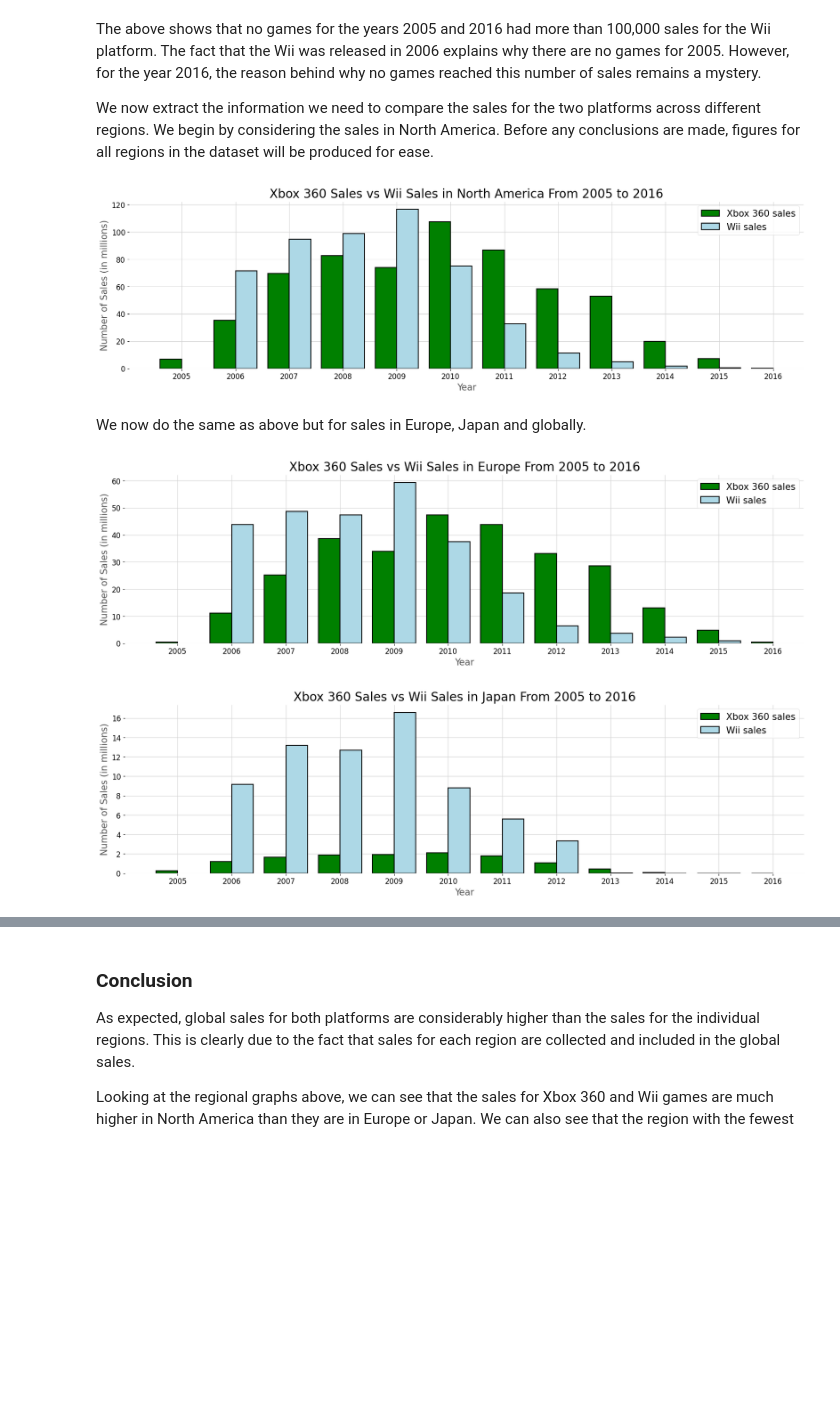
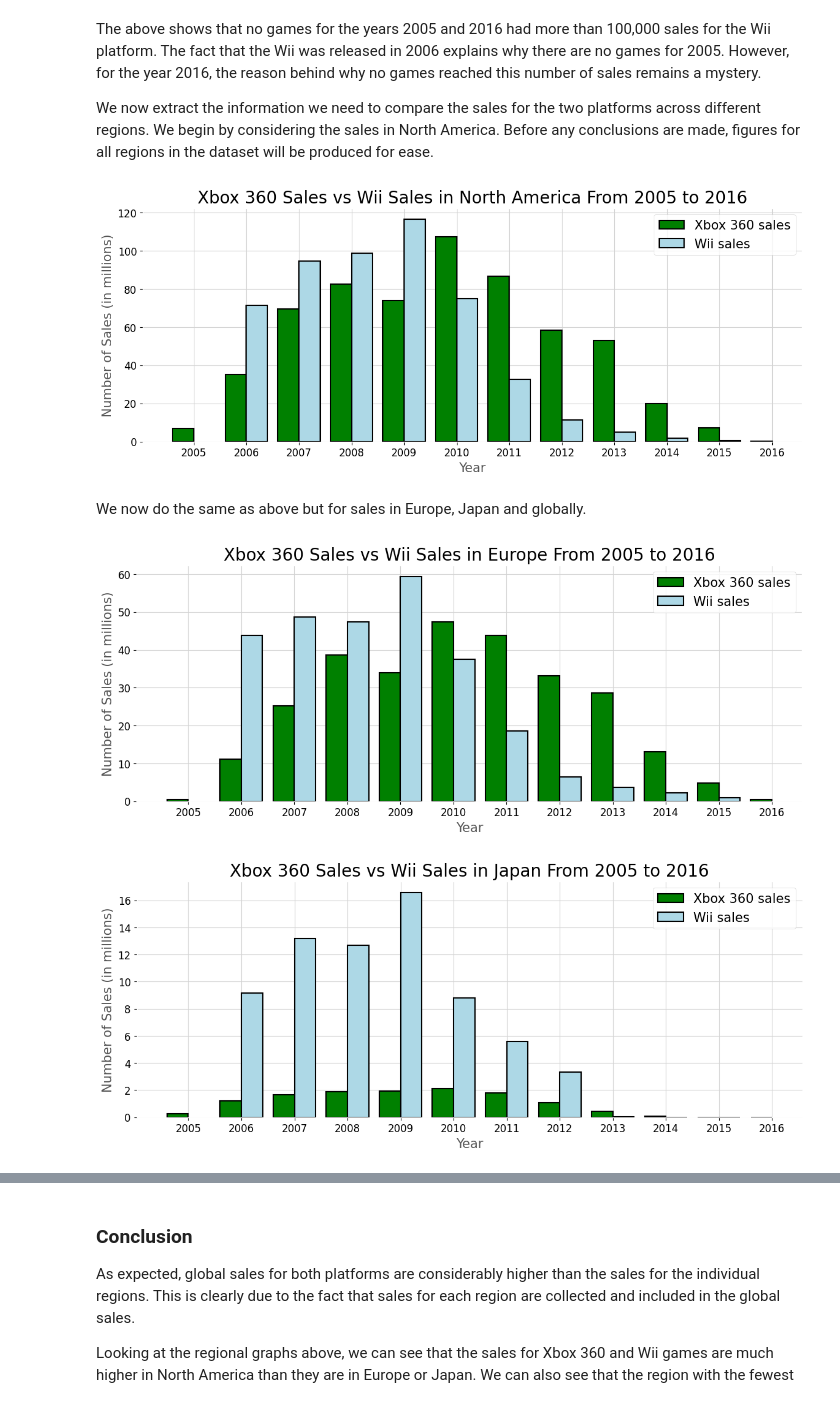
Before and after one commit to JoelCharlton09/Video-Games-Analysis, a Jupyter notebook: notebooks/Objective-1.ipynb, the cells around one changed output, grey strips where cells are left out. Cells and saved outputs as stored; diff of their text form; code cells hidden in the pictures; blank space fills up the shorter version.

```diff
--- a/notebooks/Objective-1.ipynb
+++ b/notebooks/Objective-1.ipynb
@@ -67,29 +67,29 @@ We now extract the information we need to compare the sales for the two platform
 # %%
 # List of yearly sales in North America for the Xbox 360
 NA_values_Xbox = [Xbox360[Xbox360["Year"] == year]["NA_Sales"].sum() for year in Xbox_labels]
 
 # List of yearly sales in North America for the Wii
 NA_values_Wii = [Wii[Wii["Year"] == year]["NA_Sales"].sum() for year in Wii_labels]
 
 # Plot a bar chart for the sales in North America
-fig, ax = plt.subplots()
+fig, ax = plt.subplots(figsize=(14,5))
 
 barwidth = 0.4
 ax.bar(Xbox_labels-0.2, NA_values_Xbox, width=barwidth, label="Xbox 360 sales",
        edgecolor = "black", linewidth=1.5, color="g")
 ax.bar(Wii_labels+0.2, NA_values_Wii, width=barwidth, label="Wii sales",
        edgecolor = "black", linewidth=1.5, color="lightblue")
 ax.legend(fontsize=15)
 ax.set_title("Xbox 360 Sales vs Wii Sales in North America From 2005 to 2016",
              fontsize=20)
 plt.xticks(Xbox_labels)
 ax.set_xlabel("Year", fontsize=15)
 ax.set_ylabel("Number of Sales (in millions)", fontsize=15)
 
 plt.savefig("../reports/figures/Sales in North America.png")
 plt.show()
 # %% [output]
-[figure, old version]
+[figure, new version]
 # %% [markdown]
 We now do the same as above but for sales in Europe, Japan and globally.
 # %%
@@ -100,7 +100,7 @@ EU_values_Xbox = [Xbox360[Xbox360["Year"] == year]["EU_Sales"].sum() for year in
 EU_values_Wii = [Wii[Wii["Year"] == year]["EU_Sales"].sum() for year in Wii_labels]
 
 # Plot a bar chart for the sales in Europe
-fig, ax = plt.subplots()
+fig, ax = plt.subplots(figsize=(14,5))
 
 barwidth = 0.4
 ax.bar(Xbox_labels-0.2, EU_values_Xbox, width=barwidth, label="Xbox 360 sales",
@@ -117,7 +117,7 @@ ax.set_ylabel("Number of Sales (in millions)", fontsize=15)
 plt.savefig("../reports/figures/Sales in Europe.png")
 plt.show()
 # %% [output]
-[figure, old version]
+[figure, new version]
 # %%
 # List of yearly sales in Japan for the Xbox 360
 JP_values_Xbox = [Xbox360[Xbox360["Year"] == year]["JP_Sales"].sum() for year in Xbox_labels]
@@ -126,7 +126,7 @@ JP_values_Xbox = [Xbox360[Xbox360["Year"] == year]["JP_Sales"].sum() for year in
 JP_values_Wii = [Wii[Wii["Year"] == year]["JP_Sales"].sum() for year in Wii_labels]
 
 # Plot a bar chart for the sales in Japan
-fig, ax = plt.subplots()
+fig, ax = plt.subplots(figsize=(14,5))
 
 barwidth = 0.4
 ax.bar(Xbox_labels-0.2, JP_values_Xbox, width=barwidth, label="Xbox 360 sales",
@@ -143,7 +143,7 @@ ax.set_ylabel("Number of Sales (in millions)", fontsize=15)
 plt.savefig("../reports/figures/Sales in Japan.png")
 plt.show()
 # %% [output]
-[figure, old version]
+[figure, new version]
 # %%
 # List of yearly sales globally for the Xbox 360
 Gl_values_Xbox = [Xbox360[Xbox360["Year"] == year]["Global_Sales"].sum() for year in Xbox_labels]
```
Also changed, not shown: parts of 2 cells of this notebook.
